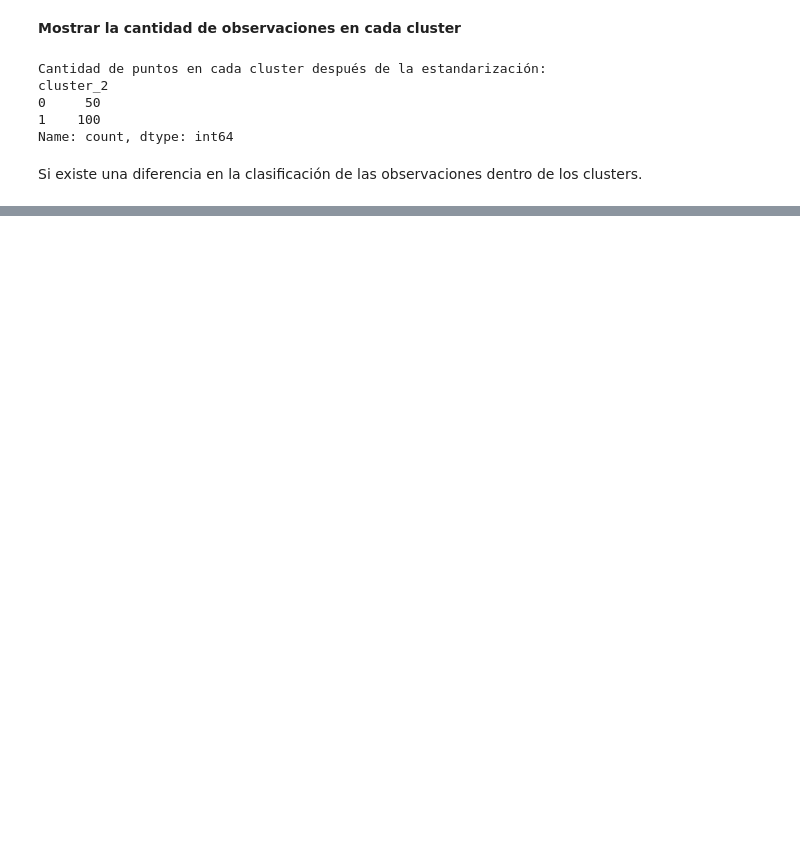
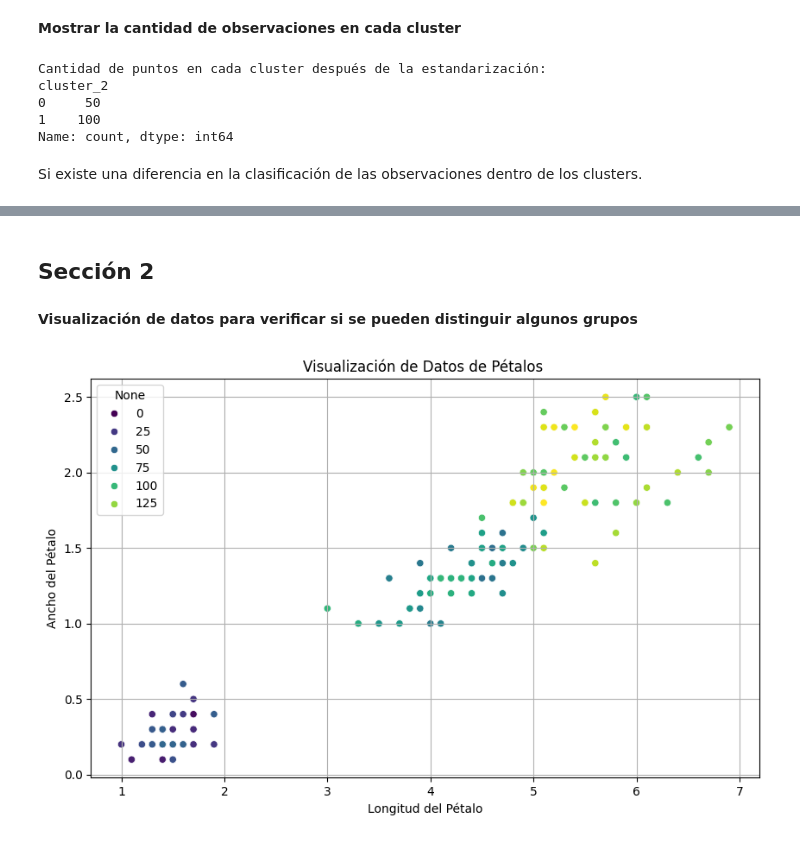
Before and after one commit to alee2602/HDT2-DM, a Jupyter notebook: main.ipynb, the cells around one changed output, grey strips where cells are left out. Drawn from its saved outputs; the diff is of its cells as text; code cells hidden in the pictures; blank space fills up the shorter version.

```diff
--- a/main.ipynb
+++ b/main.ipynb
@@ -163,0 +215,14 @@ Si existe una diferencia en la clasificación de las observaciones dentro de los
+# %% [markdown]
+## **Sección 2**
+# %% [markdown]
+**Visualización de datos para verificar si se pueden distinguir algunos grupos**
+# %%
+plt.figure(figsize=(10, 6))
+sns.scatterplot(x="petal_length", y="petal_width", data=data, palette="viridis", hue=data.index)
+plt.xlabel('Longitud del Pétalo')
+plt.ylabel('Ancho del Pétalo')
+plt.title('Visualización de Datos de Pétalos ')
+plt.grid(True)
+plt.show()
+# %% [output]
+[figure, added]
```
Also changed, not shown: parts of 21 cells of this notebook.
